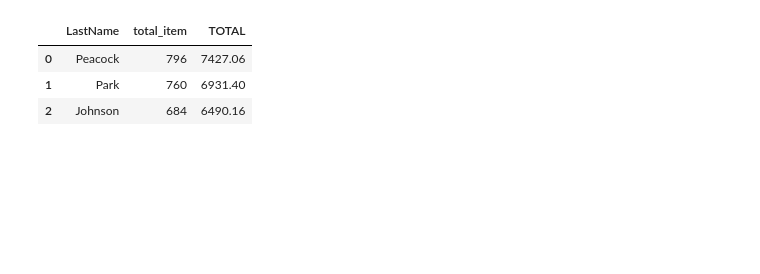
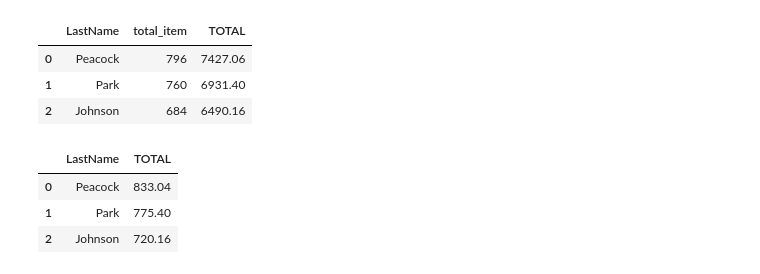
Before and after one commit to Andrea3677/ONLINE_DS_THEBRIDGE_OK, a Jupyter notebook: 2-Data_Analysis/8-BBDD/SQL/Practica/1-Chinook/Chinook_MIO.ipynb, the cells around one changed output. Cells and saved outputs as stored; diff of their text form; code cells hidden in the pictures; blank space fills up the shorter version.

```diff
--- a/2-Data_Analysis/8-BBDD/SQL/Practica/1-Chinook/Chinook_MIO.ipynb
+++ b/2-Data_Analysis/8-BBDD/SQL/Practica/1-Chinook/Chinook_MIO.ipynb
@@ -578,6 +601,25 @@ sql_query(query)
 | 0 | Peacock | 796 | 7427.06 |
 | 1 | Park | 760 | 6931.40 |
 | 2 | Johnson | 684 | 6490.16 |
+# %%
+# 7. Cuánto ha vendido cada empleado
+
+query = '''
+SELECT e.lastname, sum(i.total) as TOTAL
+from customers as c
+LEFT JOIN employees as e
+on c.supportrepid = e.employeeid
+LEFT JOIN invoices as i
+on c.customerid = i.customerid
+GROUP BY e.firstname
+'''
+
+sql_query(query)
+# %% [output]
+|  | LastName | TOTAL |
+| 0 | Peacock | 833.04 |
+| 1 | Park | 775.40 |
+| 2 | Johnson | 720.16 |
 # %%
 query = '''
 SELECT  *
```
Also changed, not shown: parts of 7 cells of this notebook, 2 other files.
